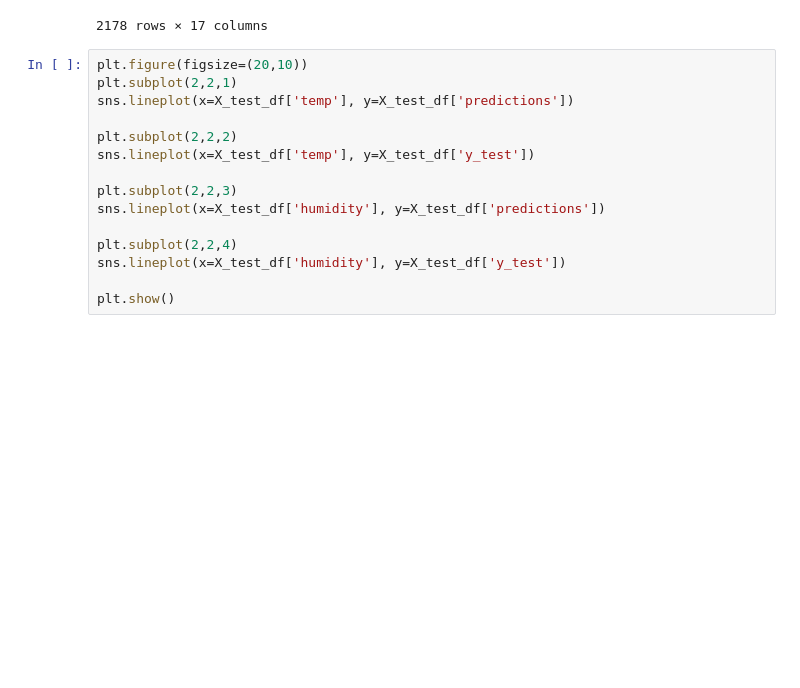
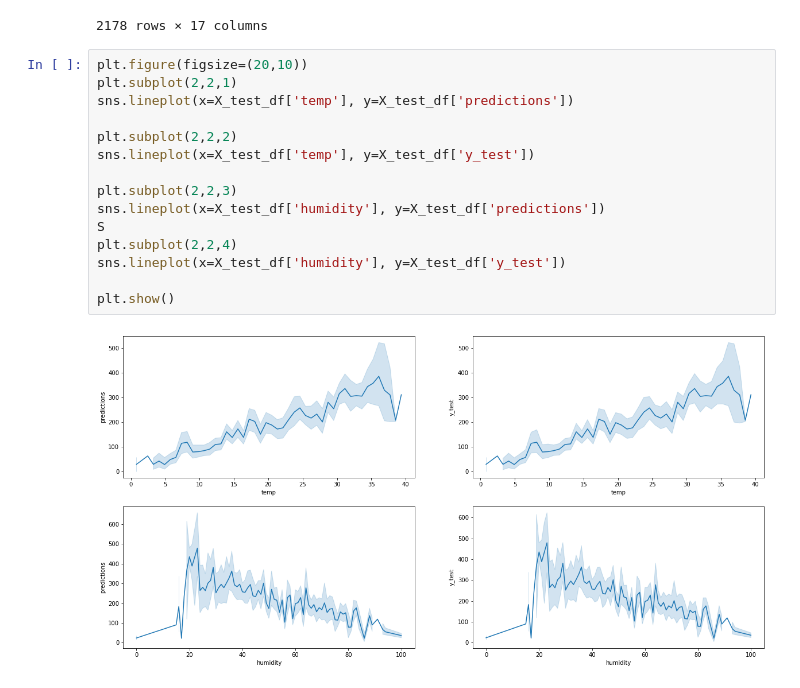
Before and after one commit to JaeHeee/AIFFEL_Project, a Jupyter notebook: EXPLORATION/EXPLORATION 5. 날씨 좋은 월요일 오후 세 시, 자전거 타는 사람은 몇 명?.ipynb, the cells around one changed output. Drawn from its saved outputs; the diff is of its cells as text; blank space fills up the shorter version.

```diff
--- a/EXPLORATION/EXPLORATION 5. 날씨 좋은 월요일 오후 세 시, 자전거 타는 사람은 몇 명?.ipynb
+++ b/EXPLORATION/EXPLORATION 5. 날씨 좋은 월요일 오후 세 시, 자전거 타는 사람은 몇 명?.ipynb
@@ -292,15 +292,17 @@ X_test_df
 # %%
 plt.figure(figsize=(20,10))
 plt.subplot(2,2,1)
 sns.lineplot(x=X_test_df['temp'], y=X_test_df['predictions'])
 
 plt.subplot(2,2,2)
 sns.lineplot(x=X_test_df['temp'], y=X_test_df['y_test'])
 
 plt.subplot(2,2,3)
 sns.lineplot(x=X_test_df['humidity'], y=X_test_df['predictions'])
-
+S
 plt.subplot(2,2,4)
 sns.lineplot(x=X_test_df['humidity'], y=X_test_df['y_test'])
 
 plt.show()
+# %% [output]
+[figure, added]
```
Also changed, not shown: parts of 7 cells of this notebook.
